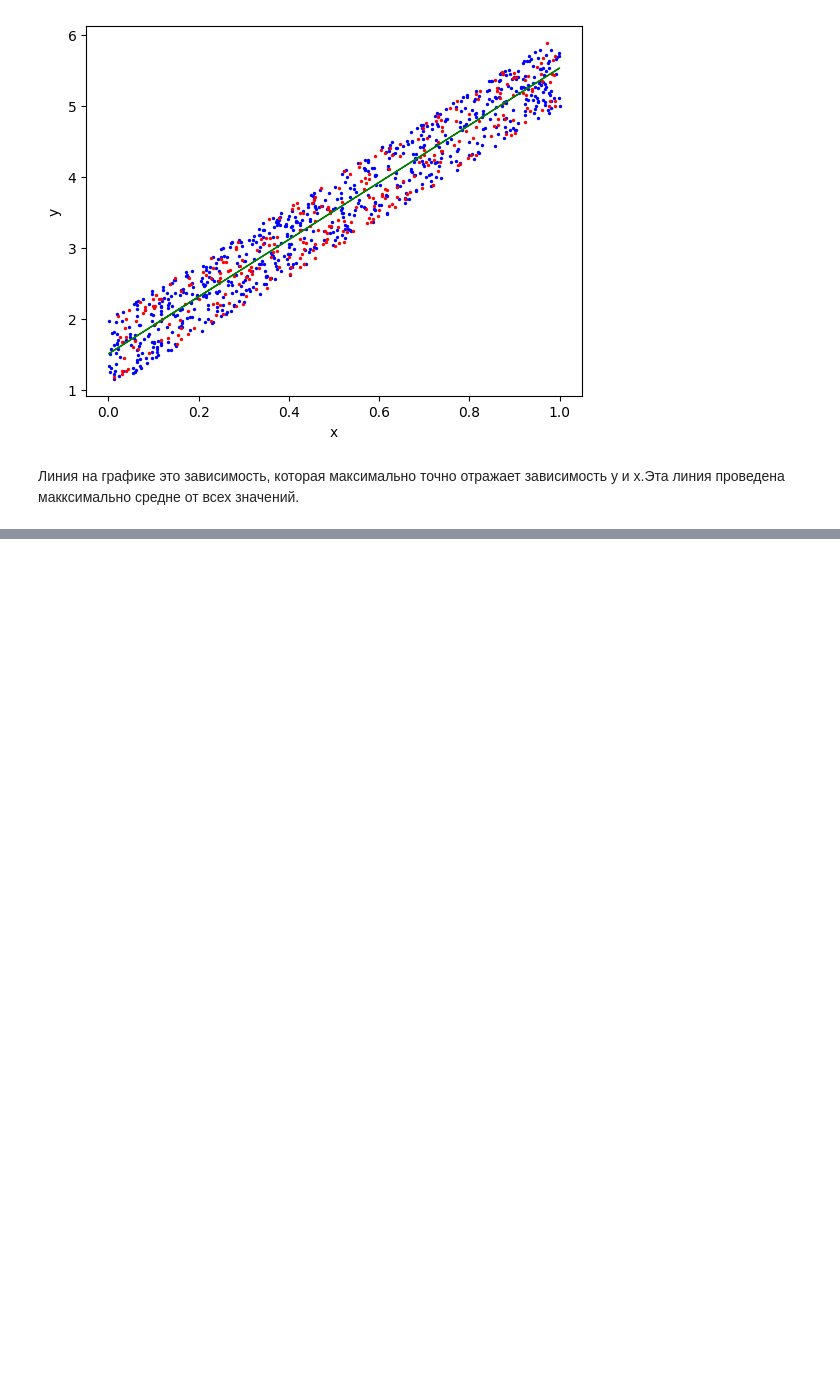
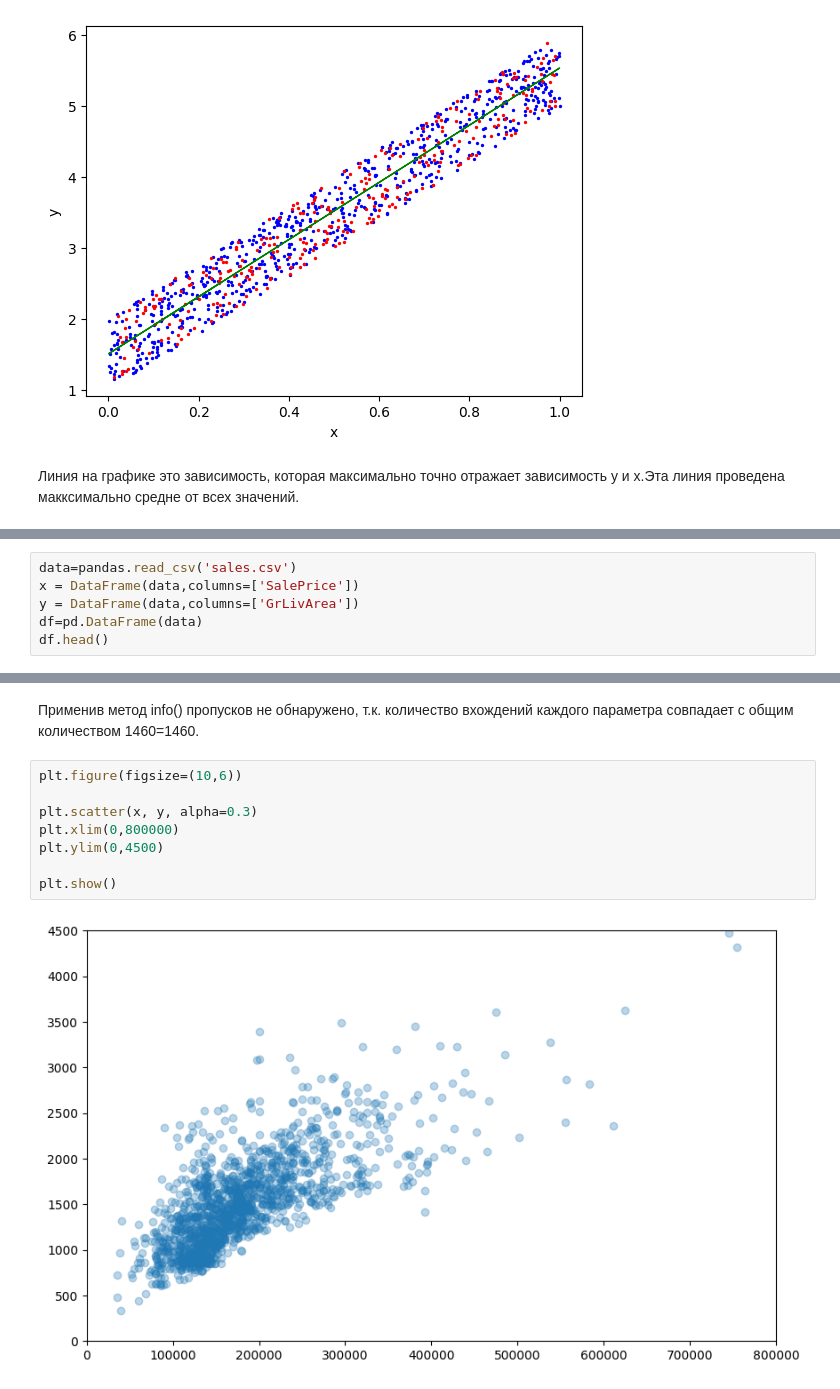
Before and after one commit to Dmitriy6655/-python-DS-ITOGOVAYA, a Jupyter notebook: Sem2_Machine_learning(Lin_regressiya).ipynb, the cells around one changed output, grey strips where cells are left out. Cells and saved outputs as stored; diff of their text form; blank space fills up the shorter version.

```diff
--- a/Sem2_Machine_learning(Lin_regressiya).ipynb
+++ b/Sem2_Machine_learning(Lin_regressiya).ipynb
@@ -140,0 +148,6 @@ ParserError: Error tokenizing data. C error: Expected 8 fields in line 5, saw 10
+# %%
+data=pandas.read_csv('sales.csv')
+x = DataFrame(data,columns=['SalePrice'])
+y = DataFrame(data,columns=['GrLivArea'])
+df=pd.DataFrame(data)
+df.head()
@@ -140,0 +177,12 @@ ParserError: Error tokenizing data. C error: Expected 8 fields in line 5, saw 10
+# %% [markdown]
+Применив метод info() пропусков не обнаружено, т.к. количество вхождений каждого параметра совпадает с общим количеством 1460=1460.
+# %%
+plt.figure(figsize=(10,6))
+
+plt.scatter(x, y, alpha=0.3)
+plt.xlim(0,800000)
+plt.ylim(0,4500)
+
+plt.show()
+# %% [output]
+[figure, added]
```
Also changed, not shown: parts of 6 cells of this notebook.
